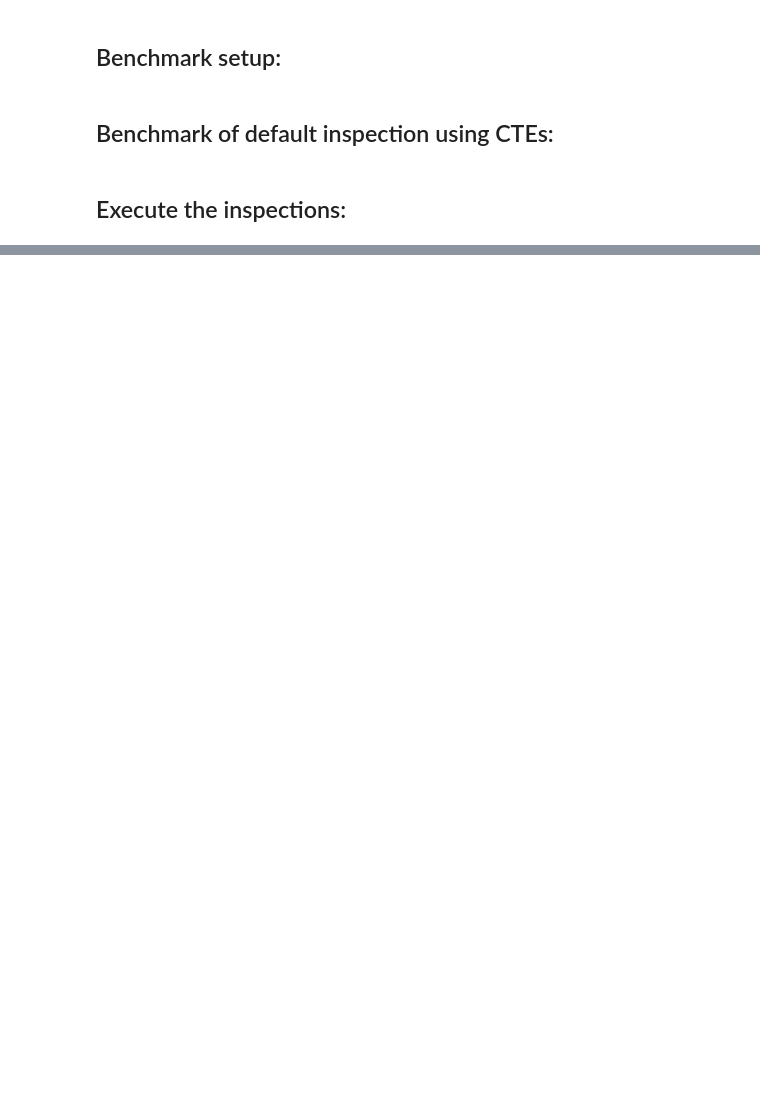
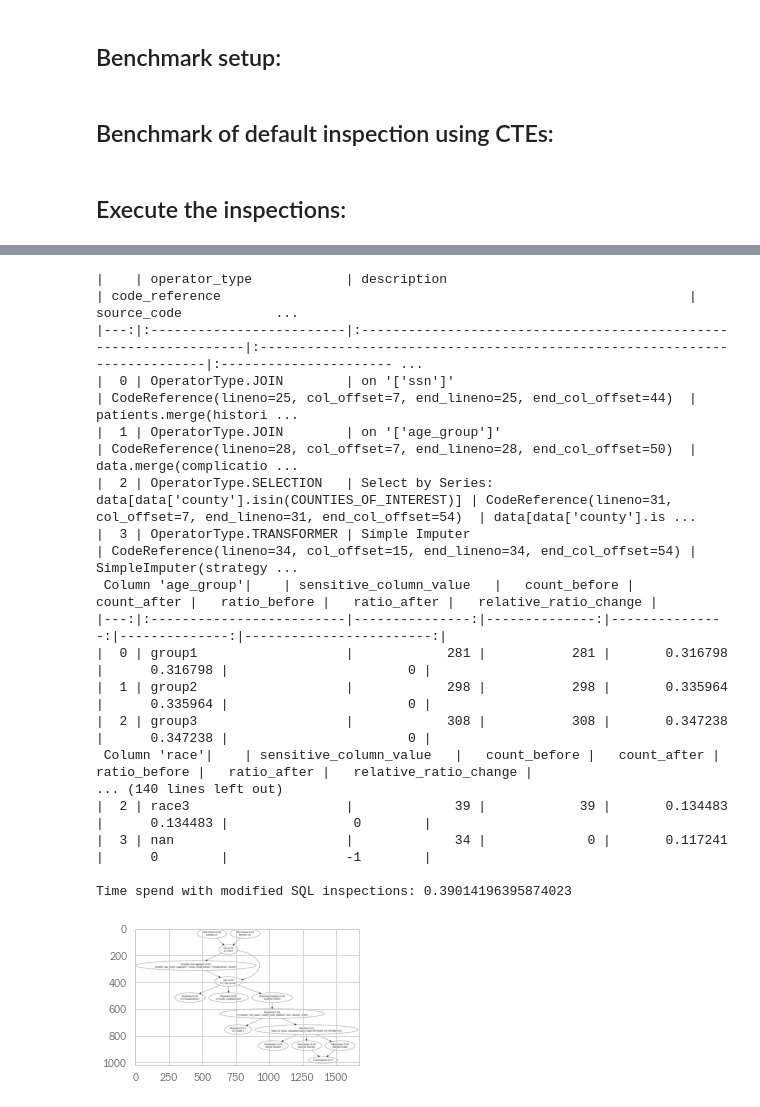
Before and after one commit to tum-db/mlinspect4sql, a Jupyter notebook: example_to_sql/to_sql_demo_inspection.ipynb, the cells around one changed output, grey strips where cells are left out. Saved outputs shown, nothing was run; the diff lists cells and outputs as text; code cells hidden in the pictures; blank space fills up the shorter version.

```diff
--- a/example_to_sql/to_sql_demo_inspection.ipynb
+++ b/example_to_sql/to_sql_demo_inspection.ipynb
@@ -59,7 +79,7 @@ ImportError: attempted relative import with no known parent package
 # %% [markdown]
 ## Benchmark setup:
 # %%
-def run_inspection(file_location, bias, to_sql, sql_one_run=False, dbms_connector=None, mode=None, materialize=None):
+def run_inspection(file_location, bias, to_sql, dbms_connector=None, mode=None, materialize=None):
     from PIL import Image
     import matplotlib.pyplot as plt
     from mlinspect.visualisation import save_fig_to_path
@@ -74,8 +94,8 @@ def run_inspection(file_location, bias, to_sql, sql_one_run=False, dbms_connecto
         .add_required_inspection(MaterializeFirstOutputRows(5))
 
     if to_sql:
-        inspector_result = inspector_result.execute_in_sql(dbms_connector=dbms_connector, sql_one_run=sql_one_run,
-                                                           mode=mode, materialize=materialize, row_wise=False)
+        inspector_result = inspector_result.execute_in_sql(dbms_connector=dbms_connector, mode=mode,
+                                                           materialize=materialize, row_wise=False)
     else:
         inspector_result = inspector_result.execute()
 
@@ -86,7 +106,7 @@ def run_inspection(file_location, bias, to_sql, sql_one_run=False, dbms_connecto
     plt.imshow(im)
 
     check_results = inspector_result.check_to_check_results
-    no_bias_check_result = check_results[NoBiasIntroducedFor(["age_group", "race"])]
+    no_bias_check_result = check_results[NoBiasIntroducedFor(bias)]
 
     distribution_changes_overview_df = NoBiasIntroducedFor.get_distribution_changes_overview_as_df(
         no_bias_check_result)
@@ -112,22 +132,26 @@ dbms_connector_u = UmbraConnector(dbname=UMBRA_DB, user=UMBRA_USER, password=UMB
 dbms_connector_p = PostgresqlConnector(dbname=POSTGRES_DB, user=POSTGRES_USER, password=POSTGRES_PW,
                                        port=POSTGRES_PORT, host=POSTGRES_HOST)
 
-def run_for_all(file_location, bias, one_pass=False, mode="", materialize=None):
+def run_for_all(file_location, bias, mode="", materialize=None):
     t0 = time.time()
-    run_inspection(to_sql=False)
+    run_inspection(file_location=file_location, bias=bias, to_sql=False)
     t1 = time.time()
     print("\nTime spend with original: " + str(t1 - t0))
 
     t0 = time.time()
-    run_inspection(file_location=file_location, bias=bias, pto_sql=True, dbms_connector=dbms_connector_u, sql_one_run=one_pass, mode=mode, materialize=materialize)
+    run_inspection(file_location=file_location, bias=bias, to_sql=True, dbms_connector=dbms_connector_p, mode=mode,
+                   materialize=materialize)
     t1 = time.time()
     print("\nTime spend with modified SQL inspections: " + str(t1 - t0))
 
-    t0 = time.time()
-    run_inspection(file_location=file_location, bias=bias, to_sql=True, dbms_connector=dbms_connector_p, sql_one_run=one_pass, mode=mode, materialize=materialize)
-    t1 = time.time()
-    print("\nTime spend with modified SQL inspections: " + str(t1 - t0))
+    if not materialize: # Materialized not supported by Umbra -> main-memory performance
+        t0 = time.time()
+        run_inspection(file_location=file_location, bias=bias, to_sql=True, dbms_connector=dbms_connector_u, mode=mode,
+                       materialize=materialize)
+        t1 = time.time()
+        print("\nTime spend with modified SQL inspections: " + str(t1 - t0))
 # %% [markdown]
 ## Execute the inspections:
 # %%
-run_for_all(HEALTHCARE_FILE_PY, HEALTHCARE_BIAS, one_pass=False, mode="", materialize=None)
+run_for_all(HEALTHCARE_FILE_PY_R, HEALTHCARE_BIAS, mode="CTE", materialize=None)
+# %% [output]
@@ -134 +160,19 @@ run_for_all(HEALTHCARE_FILE_PY, HEALTHCARE_BIAS, one_pass=False, mode="", materi
+|    | operator_type            | description                                                       | code_reference                                                            | source_code            ...
+|---:|:-------------------------|:------------------------------------------------------------------|:--------------------------------------------------------------------------|:---------------------- ...
+|  0 | OperatorType.JOIN        | on '['ssn']'                                                      | CodeReference(lineno=25, col_offset=7, end_lineno=25, end_col_offset=44)  | patients.merge(histori ...
+|  1 | OperatorType.JOIN        | on '['age_group']'                                                | CodeReference(lineno=28, col_offset=7, end_lineno=28, end_col_offset=50)  | data.merge(complicatio ...
+|  2 | OperatorType.SELECTION   | Select by Series: data[data['county'].isin(COUNTIES_OF_INTEREST)] | CodeReference(lineno=31, col_offset=7, end_lineno=31, end_col_offset=54)  | data[data['county'].is ...
+|  3 | OperatorType.TRANSFORMER | Simple Imputer                                                    | CodeReference(lineno=34, col_offset=15, end_lineno=34, end_col_offset=54) | SimpleImputer(strategy ...
+ Column 'age_group'|    | sensitive_column_value   |   count_before |   count_after |   ratio_before |   ratio_after |   relative_ratio_change |
+|---:|:-------------------------|---------------:|--------------:|---------------:|--------------:|------------------------:|
+|  0 | group1                   |            281 |           281 |       0.316798 |      0.316798 |                       0 |
+|  1 | group2                   |            298 |           298 |       0.335964 |      0.335964 |                       0 |
+|  2 | group3                   |            308 |           308 |       0.347238 |      0.347238 |                       0 |
+ Column 'race'|    | sensitive_column_value   |   count_before |   count_after |   ratio_before |   ratio_after |   relative_ratio_change |
+... (140 lines left out)
+|  2 | race3                    |             39 |            39 |       0.134483 |      0.134483 |                0        |
+|  3 | nan                      |             34 |             0 |       0.117241 |      0        |               -1        |
+
+Time spend with modified SQL inspections: 0.39014196395874023
+[figure, added]
 # %%
```
Also changed, not shown: parts of 7 cells of this notebook, 11 other files.
